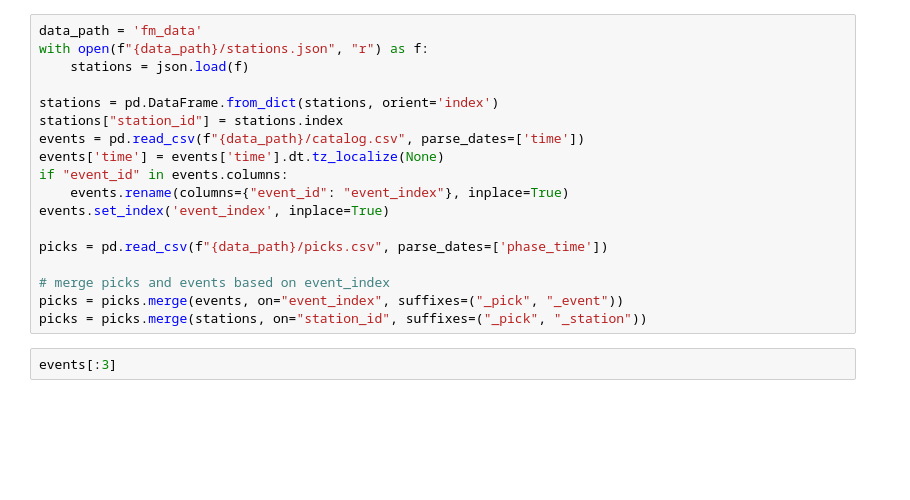
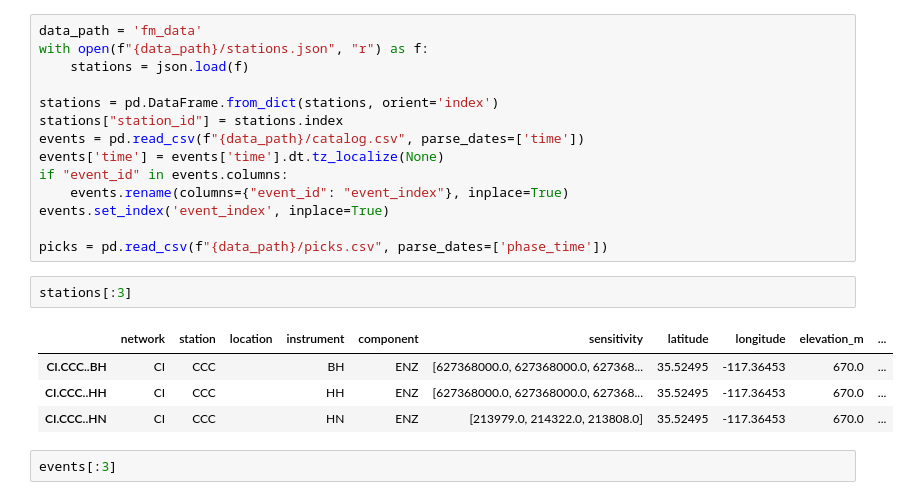
Before and after one commit to AI4EPS/EPS207_Observational_Seismology, a Jupyter notebook: docs/lectures/codes/focal_mechanism.ipynb, the cells around one changed output. Cells and saved outputs as stored; diff of their text form; blank space fills up the shorter version.

```diff
--- a/docs/lectures/codes/focal_mechanism.ipynb
+++ b/docs/lectures/codes/focal_mechanism.ipynb
@@ -30,10 +35,13 @@ if "event_id" in events.columns:
 events.set_index('event_index', inplace=True)
 
 picks = pd.read_csv(f"{data_path}/picks.csv", parse_dates=['phase_time'])
-
-# merge picks and events based on event_index
-picks = picks.merge(events, on="event_index", suffixes=("_pick", "_event"))
-picks = picks.merge(stations, on="station_id", suffixes=("_pick", "_station"))
+# %%
+stations[:3]
+# %% [output]
+|  | network | station | location | instrument | component | sensitivity | latitude | longitude | elevation_m | ... |
+| CI.CCC..BH | CI | CCC |  | BH | ENZ | [627368000.0, 627368000.0, 627368... | 35.52495 | -117.36453 | 670.0 | ... |
+| CI.CCC..HH | CI | CCC |  | HH | ENZ | [627368000.0, 627368000.0, 627368... | 35.52495 | -117.36453 | 670.0 | ... |
+| CI.CCC..HN | CI | CCC |  | HN | ENZ | [213979.0, 214322.0, 213808.0] | 35.52495 | -117.36453 | 670.0 | ... |
 # %%
 events[:3]
 # %% [output]
```
Also changed, not shown: parts of 23 cells of this notebook, 3 other files.
